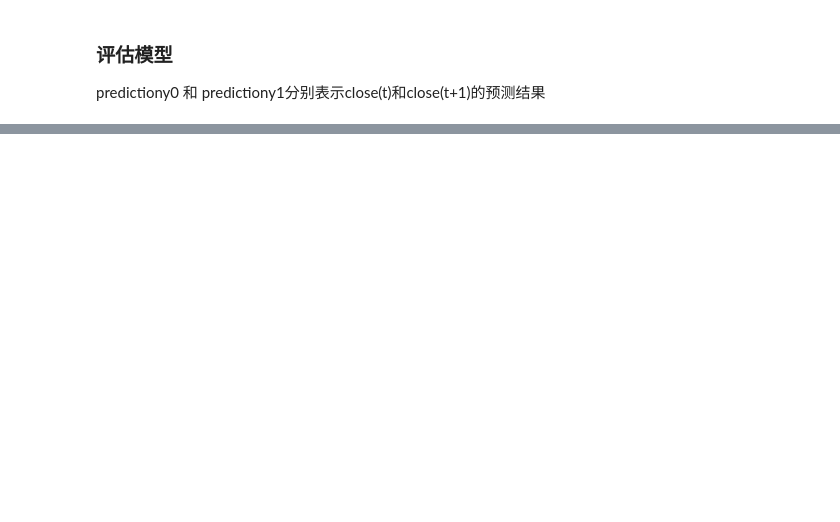
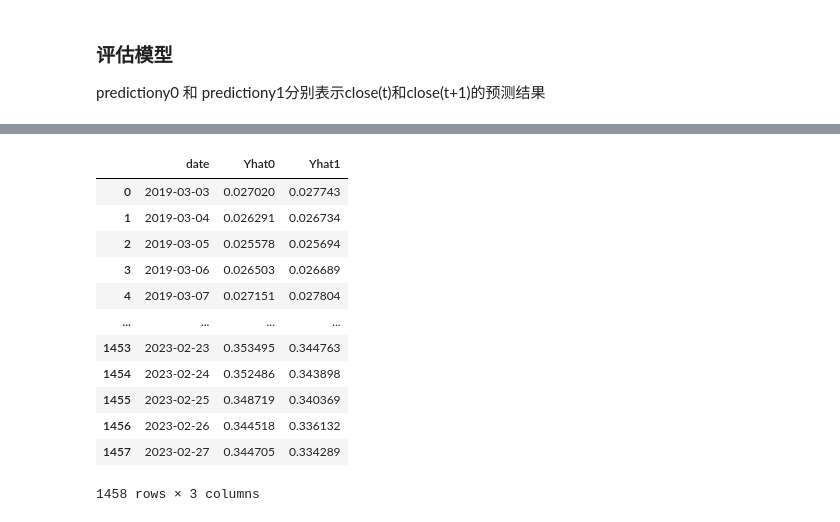
Before and after one commit to niuxinyan330/Evaluating-the-Effectiveness-of-Machine-Learning-in-Cryptocurrency-Trading, a Jupyter notebook: train model/multi_factor_LSTM_model.ipynb, the cells around one changed output, grey strips where cells are left out. Cells and saved outputs as stored; diff of their text form; code cells hidden in the pictures; blank space fills up the shorter version.

```diff
--- a/train model/multi_factor_LSTM_model.ipynb
+++ b/train model/multi_factor_LSTM_model.ipynb
@@ -310,3 +310,23 @@ array([[0.02741915, 0.02662976],
+# %%
+import numpy as np
+
+predict_model = pd.DataFrame(Yhat, columns=['Yhat0', 'Yhat1'])
+predict_model.insert(0, 'date', values.index[n_in:-n_out+1][n_train_days:])
+predict_model
+# %% [output]
+|  | date | Yhat0 | Yhat1 |
+| 0 | 2019-03-03 | 0.027020 | 0.027743 |
+| 1 | 2019-03-04 | 0.026291 | 0.026734 |
+| 2 | 2019-03-05 | 0.025578 | 0.025694 |
+| 3 | 2019-03-06 | 0.026503 | 0.026689 |
+| 4 | 2019-03-07 | 0.027151 | 0.027804 |
+| ... | ... | ... | ... |
+| 1453 | 2023-02-23 | 0.353495 | 0.344763 |
+| 1454 | 2023-02-24 | 0.352486 | 0.343898 |
+| 1455 | 2023-02-25 | 0.348719 | 0.340369 |
+| 1456 | 2023-02-26 | 0.344518 | 0.336132 |
+| 1457 | 2023-02-27 | 0.344705 | 0.334289 |
+1458 rows × 3 columns
 # %%
 from numpy import concatenate
 import copy
```
Also changed, not shown: parts of 5 cells of this notebook, 1 other file.
